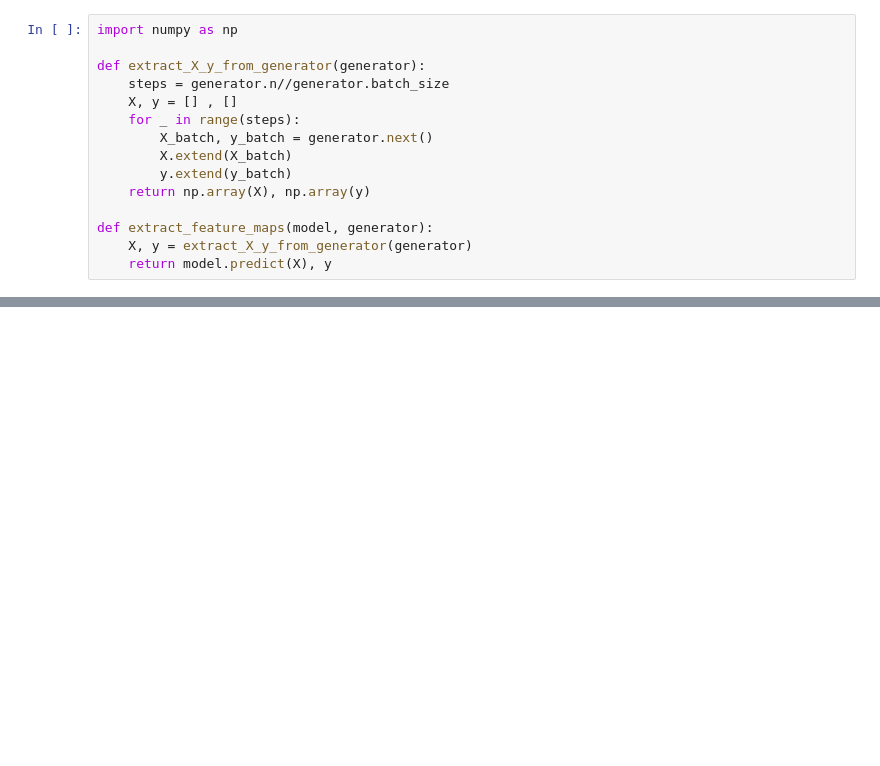
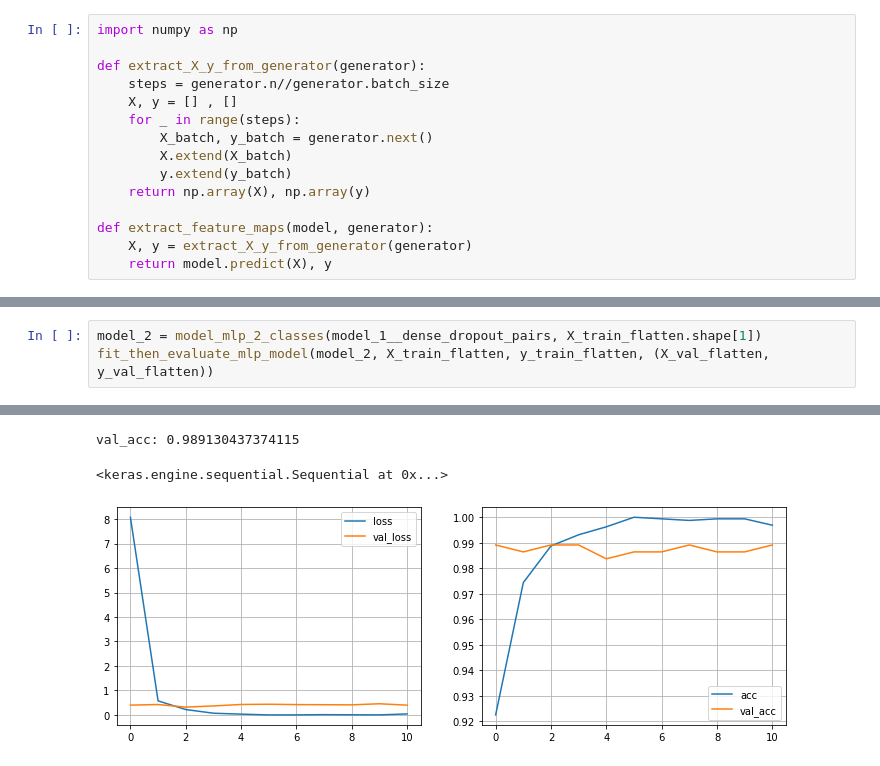
Before and after one commit to felix-tjernberg/ai21-deep-learning, a Jupyter notebook: lab/2_transference_feature_map_method.ipynb, the cells around one changed output, grey strips where cells are left out. Drawn from its saved outputs; the diff is of its cells as text; blank space fills up the shorter version.

```diff
--- a/lab/2_transference_feature_map_method.ipynb
+++ b/lab/2_transference_feature_map_method.ipynb
@@ -199,0 +113,4 @@ Epoch 12/100000
+# %%
+model_2 = model_mlp_2_classes(model_1__dense_dropout_pairs, X_train_flatten.shape[1])
+fit_then_evaluate_mlp_model(model_2, X_train_flatten, y_train_flatten, (X_val_flatten, y_val_flatten))
+# %% [output]
@@ -199,0 +119,3 @@ Epoch 12/100000
+val_acc: 0.989130437374115
+<keras.engine.sequential.Sequential at 0x...>
+[figure, added]
```
Also changed, not shown: parts of 24 cells of this notebook, 2 other files.
